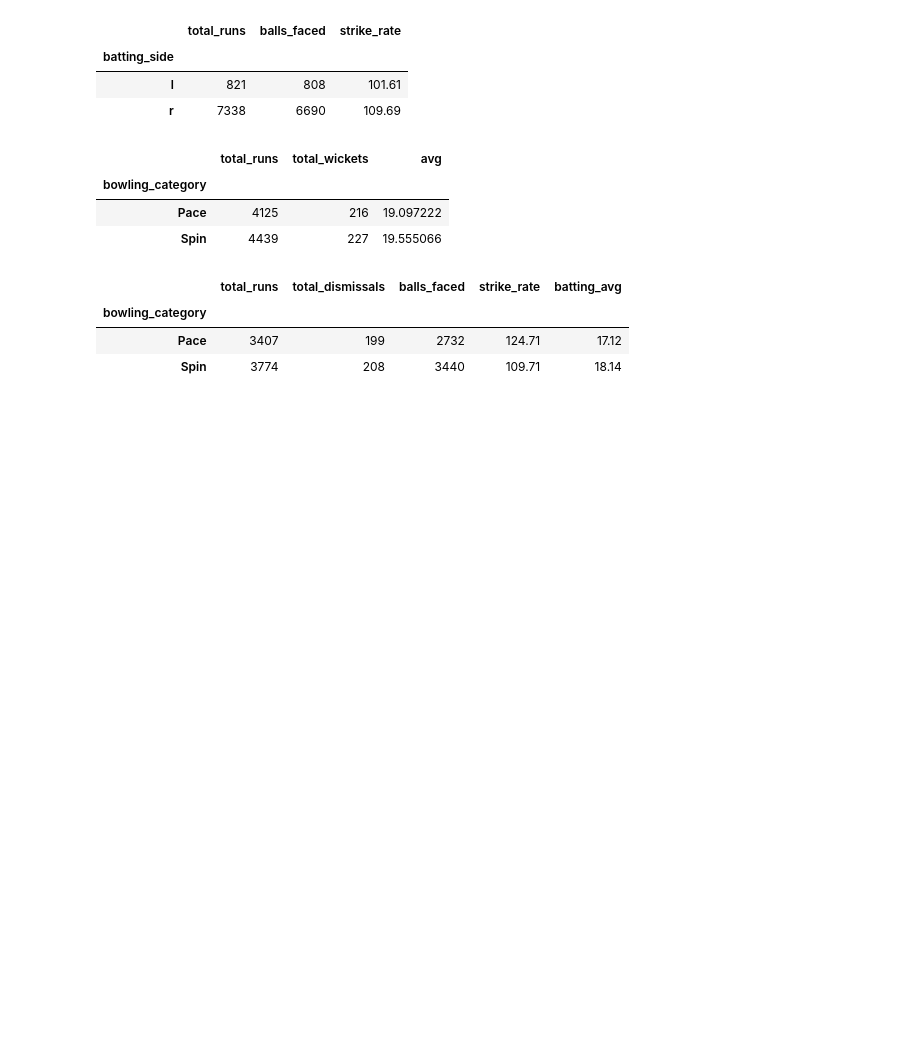
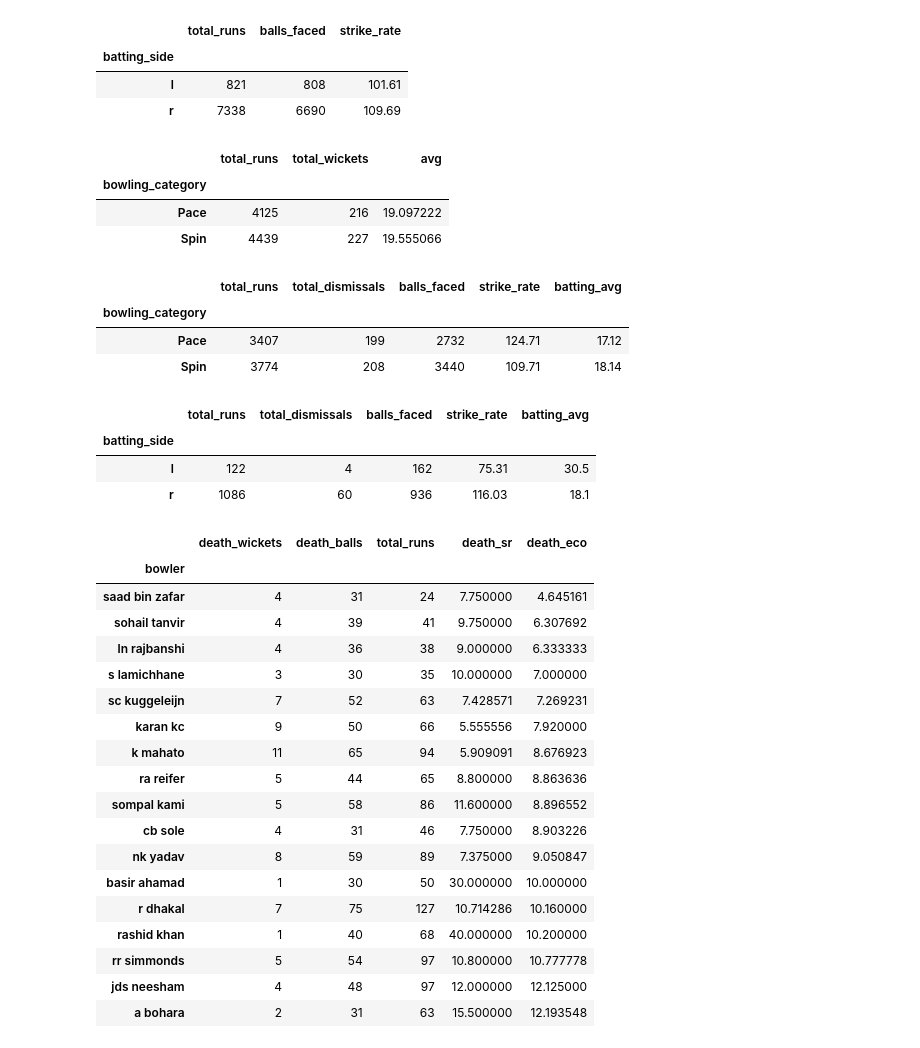
Before and after one commit to prajwaldahal/Npl-data-analysis, a Jupyter notebook: npl_analysis.ipynb, the cells around one changed output. Saved outputs shown, nothing was run; the diff lists cells and outputs as text; code cells hidden in the pictures; blank space fills up the shorter version.

```diff
--- a/npl_analysis.ipynb
+++ b/npl_analysis.ipynb
@@ -770,3 +753,80 @@ right_handed_batsman.groupby("bowling_category").agg(
 | bowling_category |  |  |  |  |  |
 | Pace | 3407 | 199 | 2732 | 124.71 | 17.12 |
 | Spin | 3774 | 208 | 3440 | 109.71 | 18.14 |
+# %%
+#38. Determine which batting side (R/L) scores better against off-spinners.
+right_arm_offbreak_df=df[df["bowling_type"]=="right arm offbreak"]
+legal_balls = right_arm_offbreak_df[right_arm_offbreak_df["runs_extras"] == 0]
+right_arm_offbreak_df.groupby("batting_side").agg(
+    total_runs=("runs_batter", "sum"),
+    total_dismissals=("is_wicket", "sum")
+).join(
+    legal_balls.groupby("batting_side")["batter"].count().rename("balls_faced")
+).assign(
+    strike_rate=lambda x: round(x["total_runs"] / x["balls_faced"] * 100, 2),
+    batting_avg=lambda x: np.round(
+        np.where(x["total_dismissals"] == 0, np.nan, x["total_runs"] / x["total_dismissals"]), 2
+    )
+).fillna(0)
+# %% [output]
+|  | total_runs | total_dismissals | balls_faced | strike_rate | batting_avg |
+| batting_side |  |  |  |  |  |
+| l | 122 | 4 | 162 | 75.31 | 30.5 |
+| r | 1086 | 60 | 936 | 116.03 | 18.1 |
+# %%
+
+#39. Identify bowlers with better strike rates in death overs (17-20) vs powerplay (1-6).
+death_over = df[df["over"].between(16, 19)]
+powerplay_over = df[df["over"].between(0, 5)]
+
+death_stats = death_over.groupby("bowler").agg(
+    death_wickets=('is_wicket', 'sum'),
+    death_balls=('ball', 'count'),
+    total_runs=("runs_total","sum")
+).assign(
+    death_sr=lambda x: x['death_balls'] / x['death_wickets'],
+    death_eco=lambda x:  x['total_runs']/(x["death_balls"]/6)
+)
+
+pp_stats = powerplay_over.groupby("bowler").agg(
+    pp_wickets=('is_wicket', 'sum'),
+    pp_balls=('ball', 'count'),
+    total_runs=("runs_total","sum")
+).assign(
+    pp_sr=lambda x: x['pp_balls'] / x['pp_wickets'],
+    pp_eco=lambda x:  x['total_runs']/(x["pp_balls"]/6)
+)
+
+merged = death_stats.merge(pp_stats, on="bowler")
+better_in_death = merged[merged["death_sr"] < merged["pp_sr"]]
+better_in_death = better_in_death.sort_values("death_sr")
+
+
+better_in_death
+
+better_in_death[better_in_death['death_balls'] >= 30]
+
+death_stats=death_stats.sort_values("death_eco")
+death_stats[death_stats["death_balls"]>=30]
+# pp_stats=pp_stats.sort_values("pp_eco")
+# pp_stats[pp_stats["pp_balls"]>=30]
+# %% [output]
+|  | death_wickets | death_balls | total_runs | death_sr | death_eco |
+| bowler |  |  |  |  |  |
+| saad bin zafar | 4 | 31 | 24 | 7.750000 | 4.645161 |
+| sohail tanvir | 4 | 39 | 41 | 9.750000 | 6.307692 |
+| ln rajbanshi | 4 | 36 | 38 | 9.000000 | 6.333333 |
+| s lamichhane | 3 | 30 | 35 | 10.000000 | 7.000000 |
+| sc kuggeleijn | 7 | 52 | 63 | 7.428571 | 7.269231 |
+| karan kc | 9 | 50 | 66 | 5.555556 | 7.920000 |
+| k mahato | 11 | 65 | 94 | 5.909091 | 8.676923 |
+| ra reifer | 5 | 44 | 65 | 8.800000 | 8.863636 |
+| sompal kami | 5 | 58 | 86 | 11.600000 | 8.896552 |
+| cb sole | 4 | 31 | 46 | 7.750000 | 8.903226 |
+| nk yadav | 8 | 59 | 89 | 7.375000 | 9.050847 |
+| basir ahamad | 1 | 30 | 50 | 30.000000 | 10.000000 |
+| r dhakal | 7 | 75 | 127 | 10.714286 | 10.160000 |
+| rashid khan | 1 | 40 | 68 | 40.000000 | 10.200000 |
+| rr simmonds | 5 | 54 | 97 | 10.800000 | 10.777778 |
+| jds neesham | 4 | 48 | 97 | 12.000000 | 12.125000 |
+| a bohara | 2 | 31 | 63 | 15.500000 | 12.193548 |
```
Also changed, not shown: parts of 8 cells of this notebook, 1 other file.
